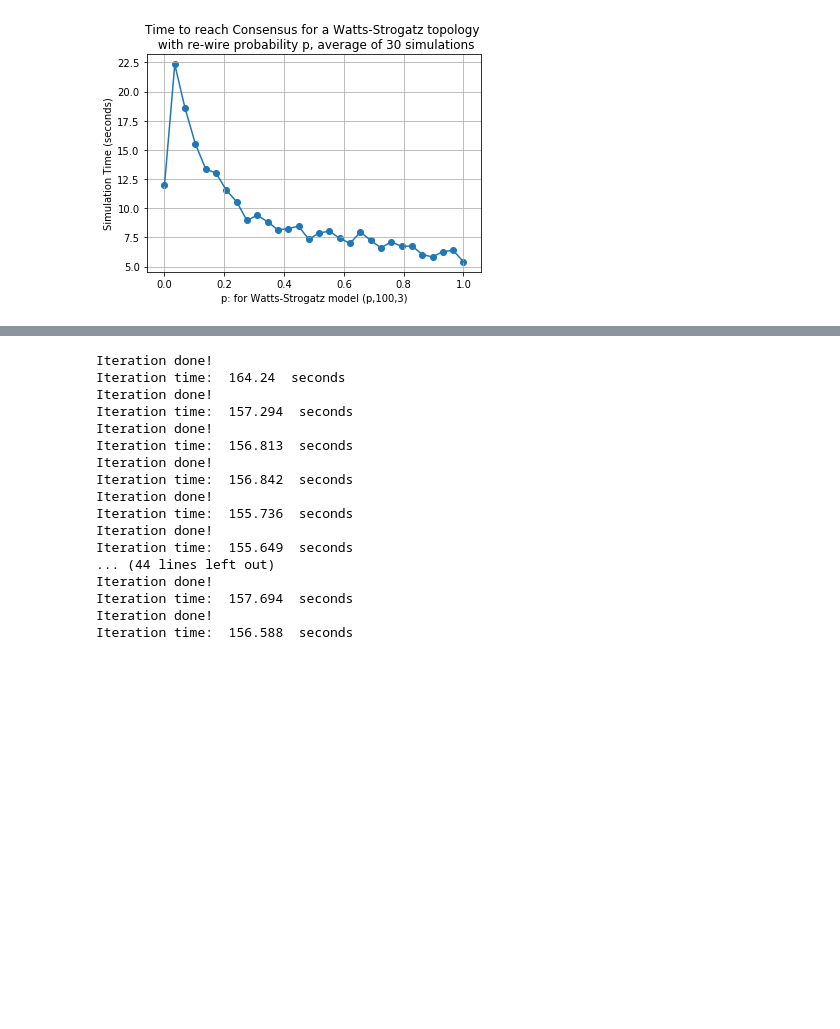
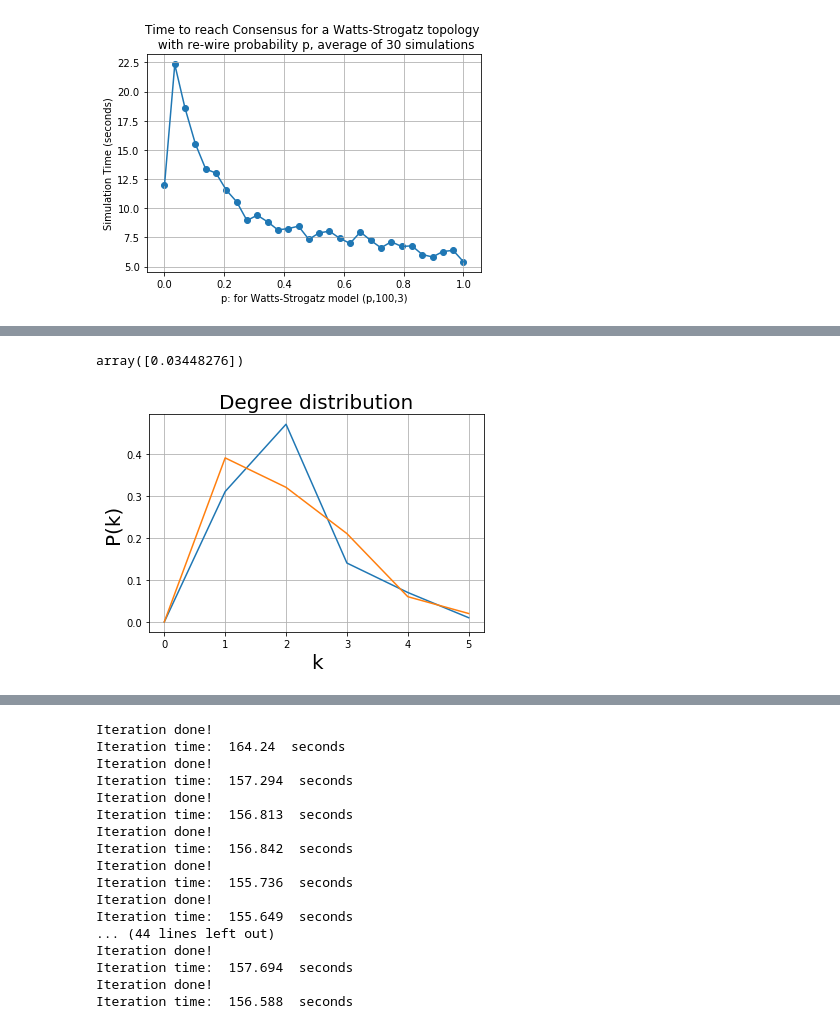
Before and after one commit to harveydevereux/Consensus, a Jupyter notebook: consensus.ipynb, the cells around one changed output, grey strips where cells are left out. Saved outputs shown, nothing was run; the diff lists cells and outputs as text; code cells hidden in the pictures; blank space fills up the shorter version.

```diff
--- a/consensus.ipynb
+++ b/consensus.ipynb
@@ -142,0 +168,30 @@ pickle.dump(Results_ws_30, open("ws_30","wb"))
+# %%
+w
+# %% [output]
+array([0.03448276])
+# %%
+def degree_distribution(G):
+    vk = dict(G.degree())
+    vk = list(vk.values()) # we get only the degree values
+    maxk = np.max(vk)
+    mink = np.min(min)
+    kvalues= np.arange(0,maxk+1) # possible values of k
+    Pk = np.zeros(maxk+1) # P(k)
+    for k in vk:
+        Pk[k] = Pk[k] + 1
+    Pk = Pk/sum(Pk) # the sum of the elements of P(k) must to be equal to one
+    return kvalues,Pk
+
+GWS_b = nx.watts_strogatz_graph(100, 3, best, seed=None)
+GWS_w = nx.watts_strogatz_graph(100, 3, worst, seed=None)
+
+for G in ([GWS_b,GWS_w]):
+    ks, Pk = degree_distribution(G)
+    plt.plot(ks, Pk)
+    plt.xlabel("k", fontsize=20)
+    plt.ylabel("P(k)", fontsize=20)
+    plt.title("Degree distribution", fontsize=20)
+    plt.grid(True)
+plt.show()
+# %% [output]
+[figure, added]
```
Also changed, not shown: parts of 9 cells of this notebook, 4 other files.
